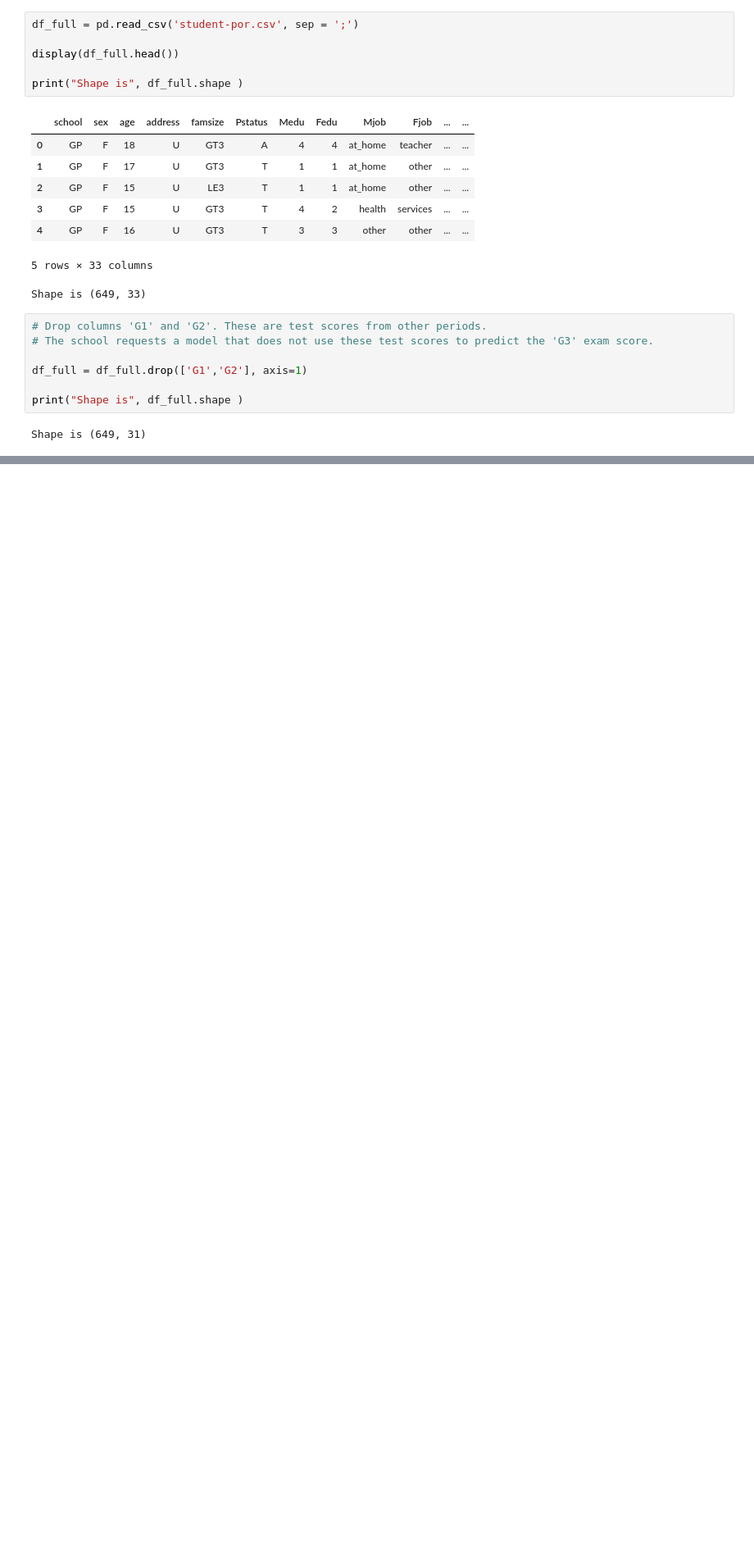
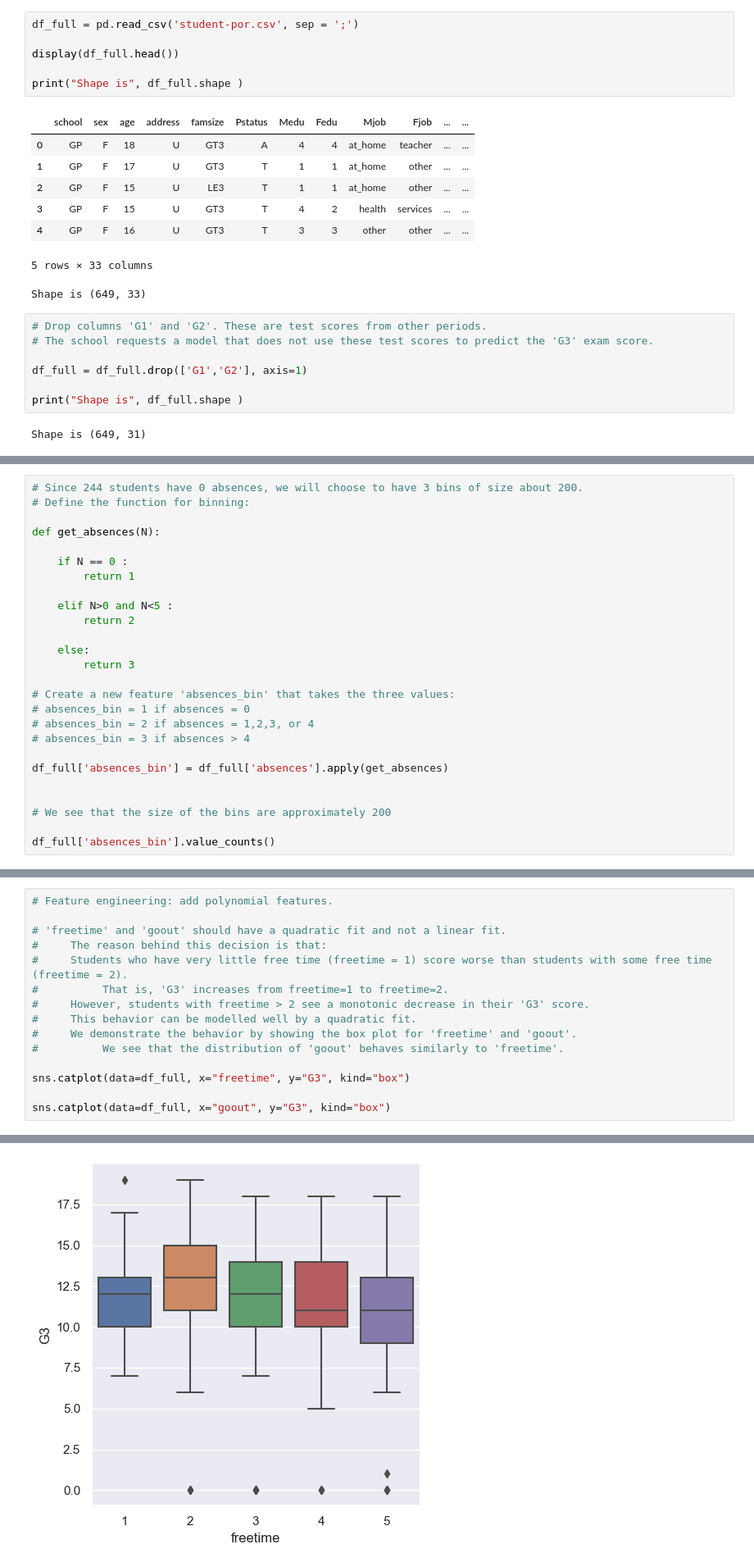
Before and after one commit to bwoakley/ML_projects, a Jupyter notebook: Project_Student_Performance/Proj_Student3.ipynb, the cells around one changed output, grey strips where cells are left out. Shown at 82% size. Saved outputs shown, nothing was run; the diff lists cells and outputs as text; blank space fills up the shorter version.

```diff
--- a/Project_Student_Performance/Proj_Student3.ipynb
+++ b/Project_Student_Performance/Proj_Student3.ipynb
@@ -83,0 +221,26 @@ Name: G3, dtype: float64
+# %%
+# Since 244 students have 0 absences, we will choose to have 3 bins of size about 200.
+# Define the function for binning:
+
+def get_absences(N):
+
+    if N == 0 :
+        return 1
+
+    elif N>0 and N<5 :
+        return 2
+
+    else:
+        return 3
+
+# Create a new feature 'absences_bin' that takes the three values:
+# absences_bin = 1 if absences = 0
+# absences_bin = 2 if absences = 1,2,3, or 4
+# absences_bin = 3 if absences > 4
+
+df_full['absences_bin'] = df_full['absences'].apply(get_absences)
+
+
+# We see that the size of the bins are approximately 200
+
+df_full['absences_bin'].value_counts()
@@ -83,0 +264,16 @@ Name: G3, dtype: float64
+# %%
+# Feature engineering: add polynomial features.
+
+# 'freetime' and 'goout' should have a quadratic fit and not a linear fit.
+#     The reason behind this decision is that:
+#     Students who have very little free time (freetime = 1) score worse than students with some free time (freetime = 2).
+#          That is, 'G3' increases from freetime=1 to freetime=2.
+#     However, students with freetime > 2 see a monotonic decrease in their 'G3' score.
+#     This behavior can be modelled well by a quadratic fit.
+#     We demonstrate the behavior by showing the box plot for 'freetime' and 'goout'.
+#          We see that the distribution of 'goout' behaves similarly to 'freetime'.
+
+sns.catplot(data=df_full, x="freetime", y="G3", kind="box")
+
+sns.catplot(data=df_full, x="goout", y="G3", kind="box")
+# %% [output]
@@ -83,0 +281 @@ Name: G3, dtype: float64
+[figure, added]
```
Also changed, not shown: parts of 13 cells of this notebook, 1 other file.
